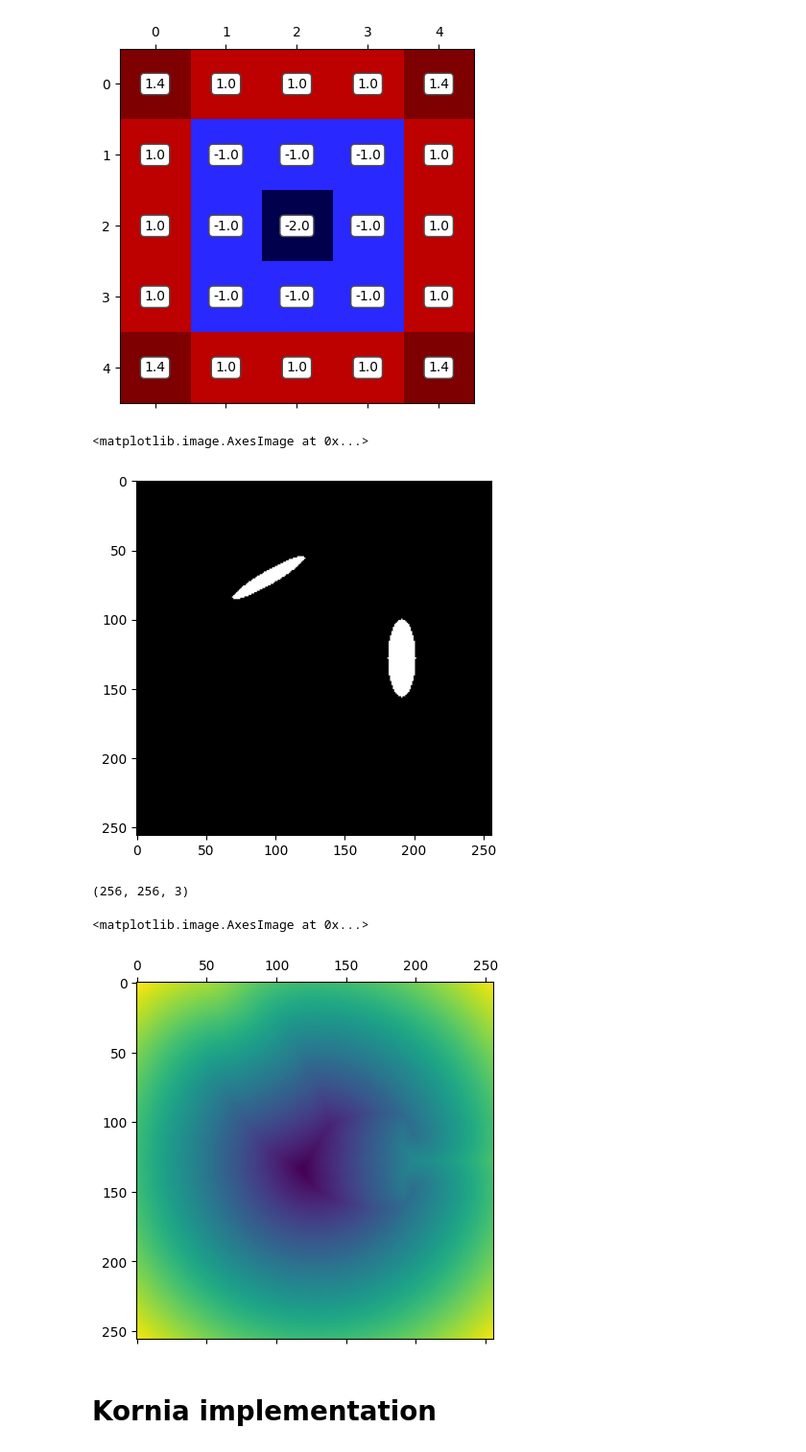
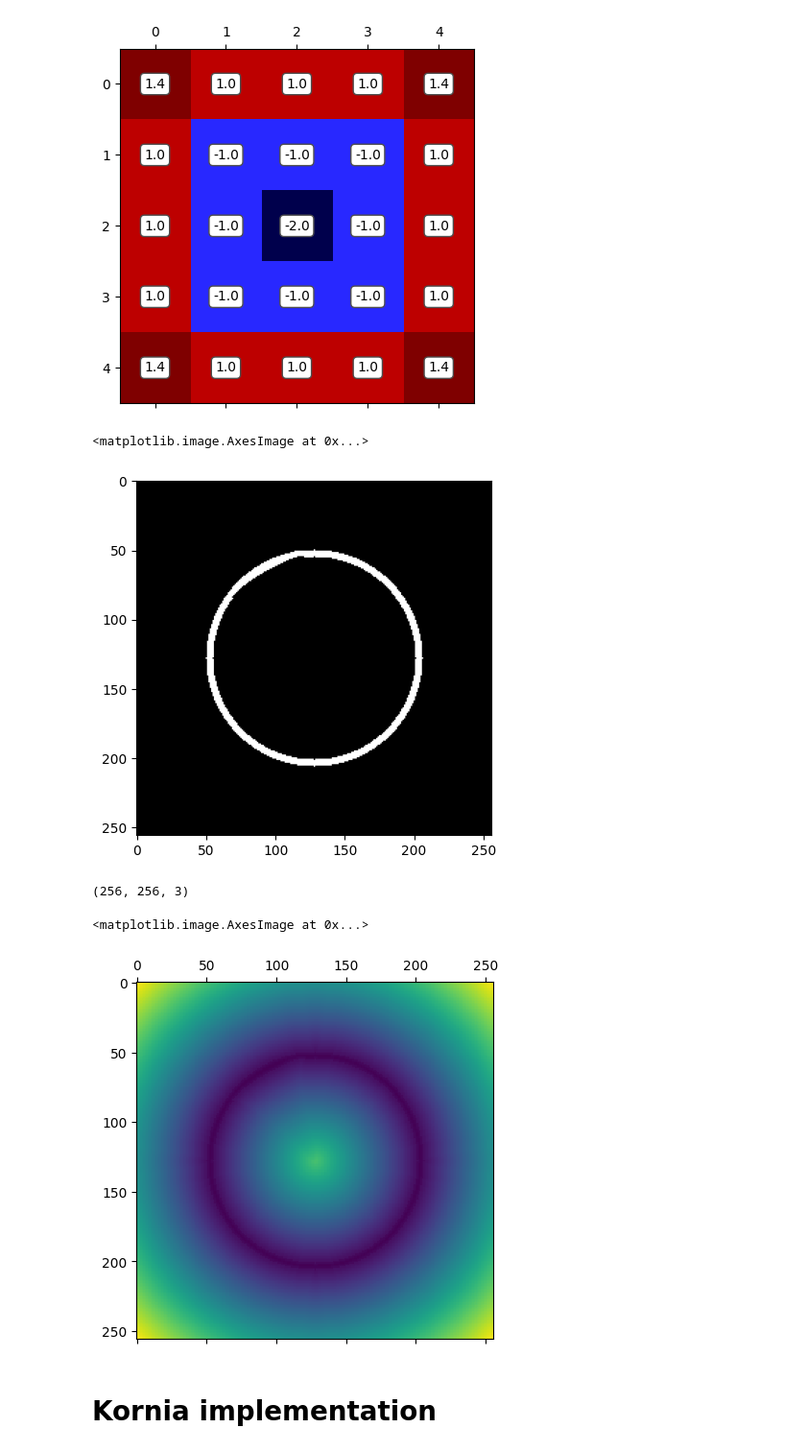
Before and after one commit to majklost/ctu-constraints, a Jupyter notebook: notebooks/ex3/losses.ipynb, the cells around one changed output. Shown at 96% size. Drawn from its saved outputs; the diff is of its cells as text; code cells hidden in the pictures.

```diff
--- a/notebooks/ex3/losses.ipynb
+++ b/notebooks/ex3/losses.ipynb
@@ -32,19 +32,19 @@ plt.show()
 # %%
 mask = plt.imread("mask.png")
 # %%
-plt.imshow(mask[:,:,2],cmap="gray")
+plt.imshow(mask[:,:,0],cmap="gray")
 # %% [output]
 <matplotlib.image.AxesImage at 0x...>
-[figure, old version]
+[figure, new version]
 # %%
 sdf =signed_distance(mask)
 print(sdf.shape)
-plt.matshow(sdf[:,:,1])
+plt.matshow(sdf[:,:,0])
 # visu_sdf(sdf[:,:,0])
 # %% [output]
 (256, 256, 3)
 <matplotlib.image.AxesImage at 0x...>
-[figure, old version]
+[figure, new version]
 # %%
 binary_back =sdf <0
 assert np.all(binary_back[:,:,1] == mask[:,:,1])
```
Also changed, not shown: parts of 5 cells of this notebook, 5 other files.
